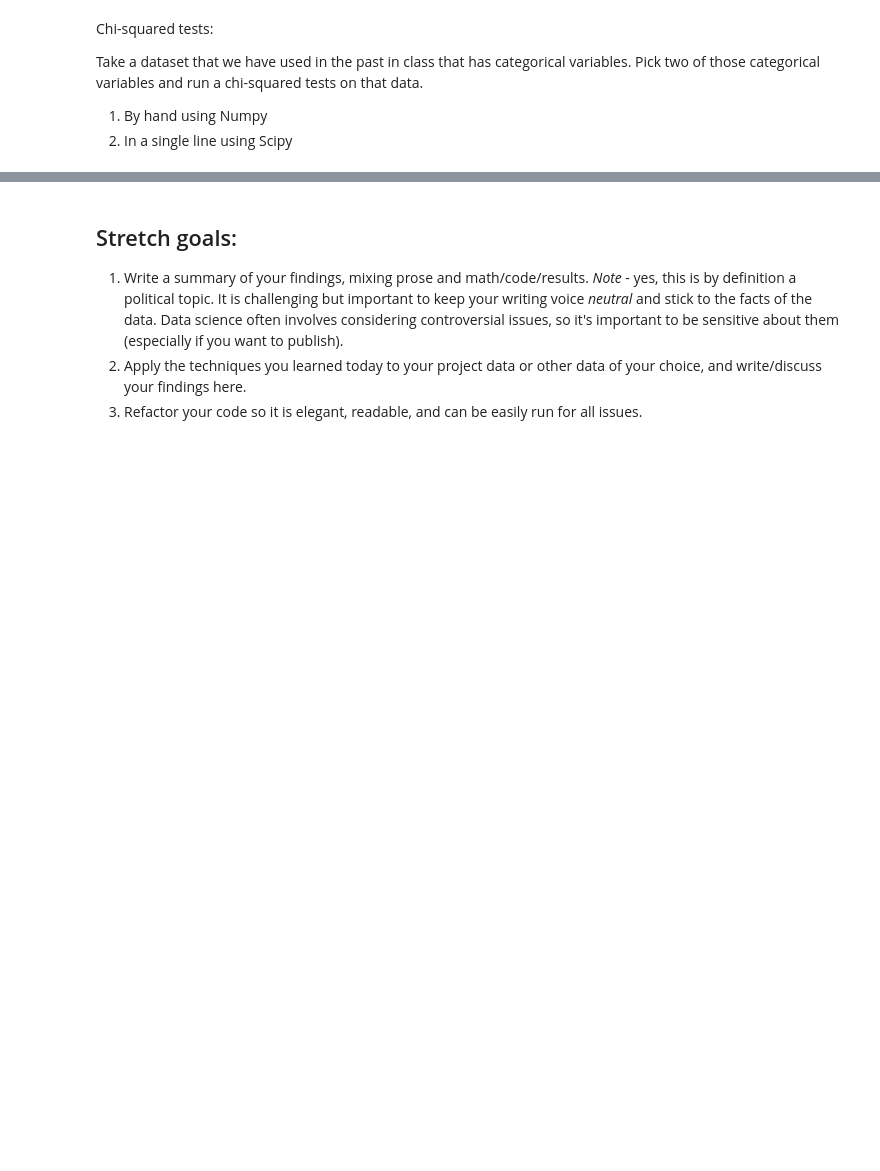
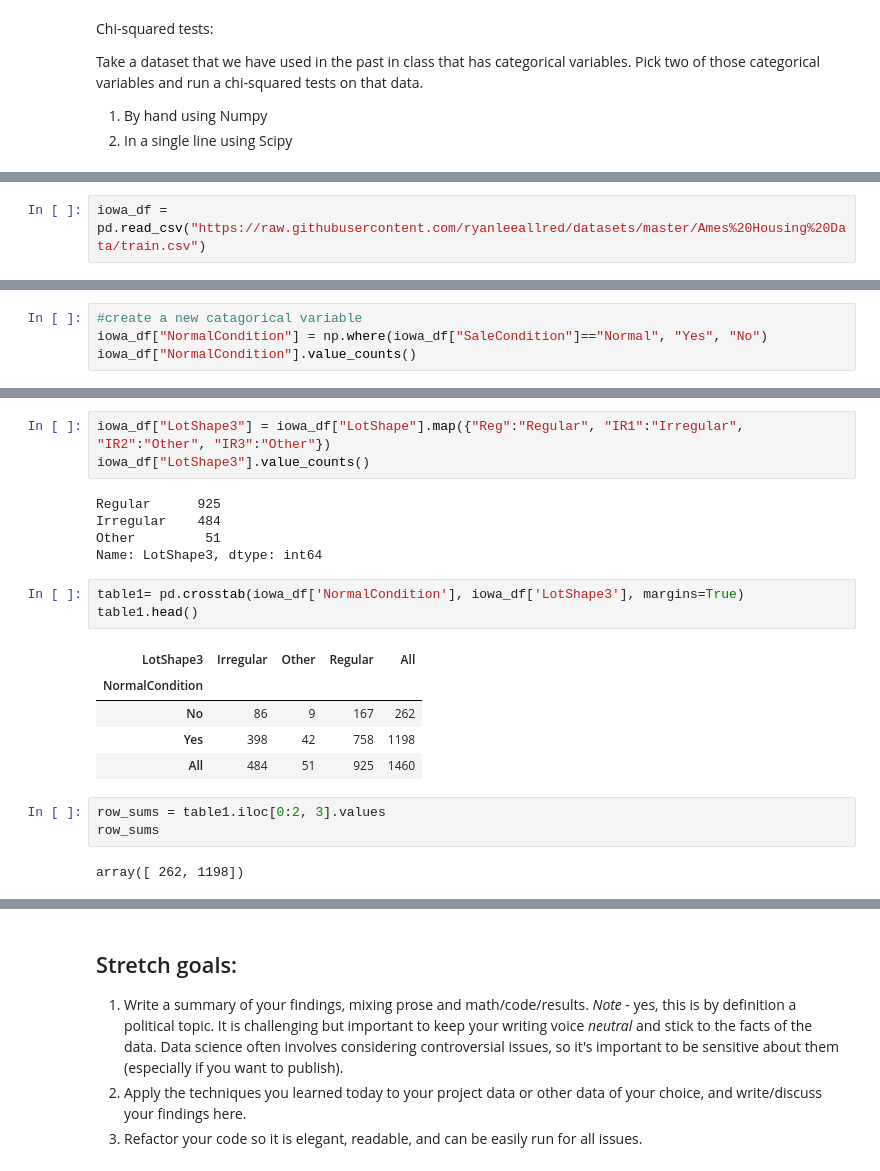
Before and after one commit to njaiprakash/DS-Unit-1-Sprint-2-Statistics, a Jupyter notebook: module2/LS_DS_122_Sampling_Confidence_Intervals_and_Hypothesis_Testing_Assignment.ipynb, the cells around one changed output, grey strips where cells are left out. Cells and saved outputs as stored; diff of their text form; blank space fills up the shorter version.

```diff
--- a/module2/LS_DS_122_Sampling_Confidence_Intervals_and_Hypothesis_Testing_Assignment.ipynb
+++ b/module2/LS_DS_122_Sampling_Confidence_Intervals_and_Hypothesis_Testing_Assignment.ipynb
@@ -121,0 +157,2 @@ Take a dataset that we have used in the past in class that has categorical varia
+# %%
+iowa_df = pd.read_csv("https://raw.githubusercontent.com/ryanleeallred/datasets/master/Ames%20Housing%20Data/train.csv")
@@ -121,0 +180,4 @@ Take a dataset that we have used in the past in class that has categorical varia
+# %%
+#create a new catagorical variable
+iowa_df["NormalCondition"] = np.where(iowa_df["SaleCondition"]=="Normal", "Yes", "No")
+iowa_df["NormalCondition"].value_counts()
@@ -121,0 +196,22 @@ Take a dataset that we have used in the past in class that has categorical varia
+# %%
+iowa_df["LotShape3"] = iowa_df["LotShape"].map({"Reg":"Regular", "IR1":"Irregular", "IR2":"Other", "IR3":"Other"})
+iowa_df["LotShape3"].value_counts()
+# %% [output]
+Regular      925
+Irregular    484
+Other         51
+Name: LotShape3, dtype: int64
+# %%
+table1= pd.crosstab(iowa_df['NormalCondition'], iowa_df['LotShape3'], margins=True)
+table1.head()
+# %% [output]
+| LotShape3 | Irregular | Other | Regular | All |
+| NormalCondition |  |  |  |  |
+| No | 86 | 9 | 167 | 262 |
+| Yes | 398 | 42 | 758 | 1198 |
+| All | 484 | 51 | 925 | 1460 |
+# %%
+row_sums = table1.iloc[0:2, 3].values
+row_sums
+# %% [output]
+array([ 262, 1198])
```
Also changed, not shown: parts of 11 cells of this notebook.
